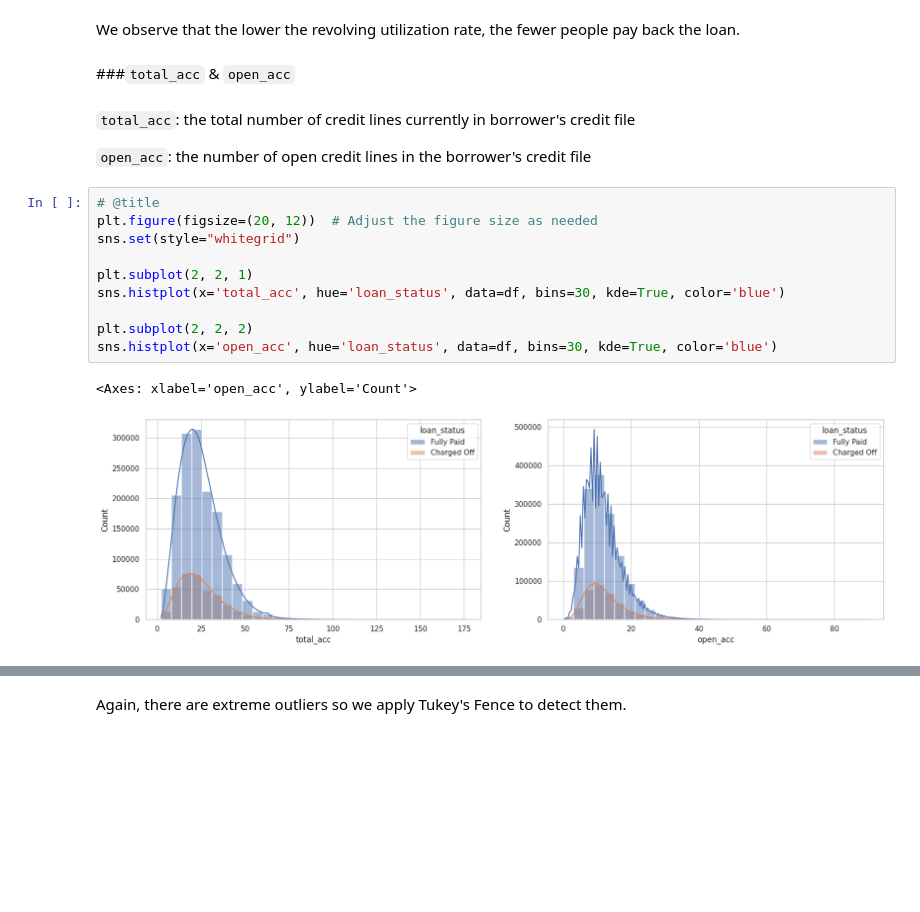
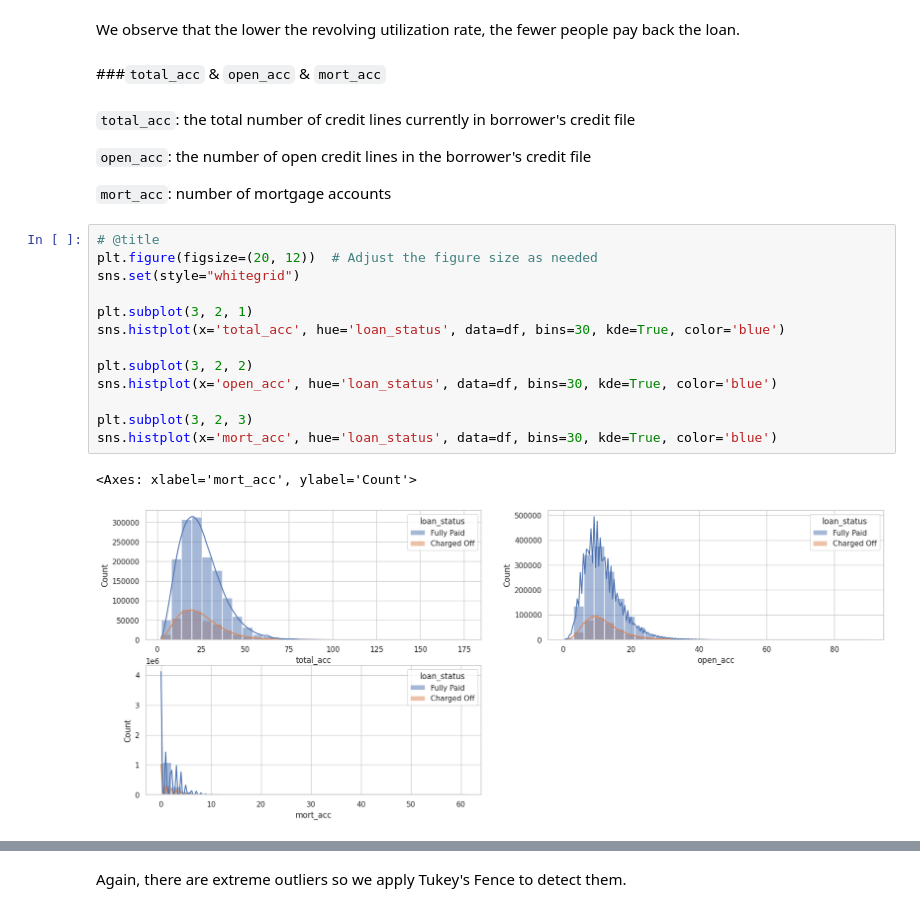
Before and after one commit to noahnguyen2004/Loan-Default-Prediction, a Jupyter notebook: loan_lending.ipynb, the cells around one changed output, grey strips where cells are left out. Saved outputs shown, nothing was run; the diff lists cells and outputs as text; blank space fills up the shorter version.

```diff
--- a/loan_lending.ipynb
+++ b/loan_lending.ipynb
@@ -825,24 +810,29 @@ sns.histplot(x='revol_util', hue='loan_status', data=revol_util_df, bins=30, col
 # %% [markdown]
 We observe that the lower the revolving utilization rate, the fewer people pay back the loan.
 # %% [markdown]
-###`total_acc` & `open_acc`
+###`total_acc` & `open_acc` & `mort_acc`
 # %% [markdown]
 `total_acc`: the total number of credit lines currently in borrower's credit file
 
 `open_acc`: the number of open credit lines in the borrower's credit file
+
+`mort_acc`: number of mortgage accounts
 # %%
 # @title
 plt.figure(figsize=(20, 12))  # Adjust the figure size as needed
 sns.set(style="whitegrid")
 
-plt.subplot(2, 2, 1)
+plt.subplot(3, 2, 1)
 sns.histplot(x='total_acc', hue='loan_status', data=df, bins=30, kde=True, color='blue')
 
-plt.subplot(2, 2, 2)
+plt.subplot(3, 2, 2)
 sns.histplot(x='open_acc', hue='loan_status', data=df, bins=30, kde=True, color='blue')
+
+plt.subplot(3, 2, 3)
+sns.histplot(x='mort_acc', hue='loan_status', data=df, bins=30, kde=True, color='blue')
 # %% [output]
-<Axes: xlabel='open_acc', ylabel='Count'>
+<Axes: xlabel='mort_acc', ylabel='Count'>
-[figure, old version]
+[figure, new version]
 # %%
 # @title
 plt.figure(figsize=(20, 12))
```
Also changed, not shown: parts of 32 cells of this notebook.
